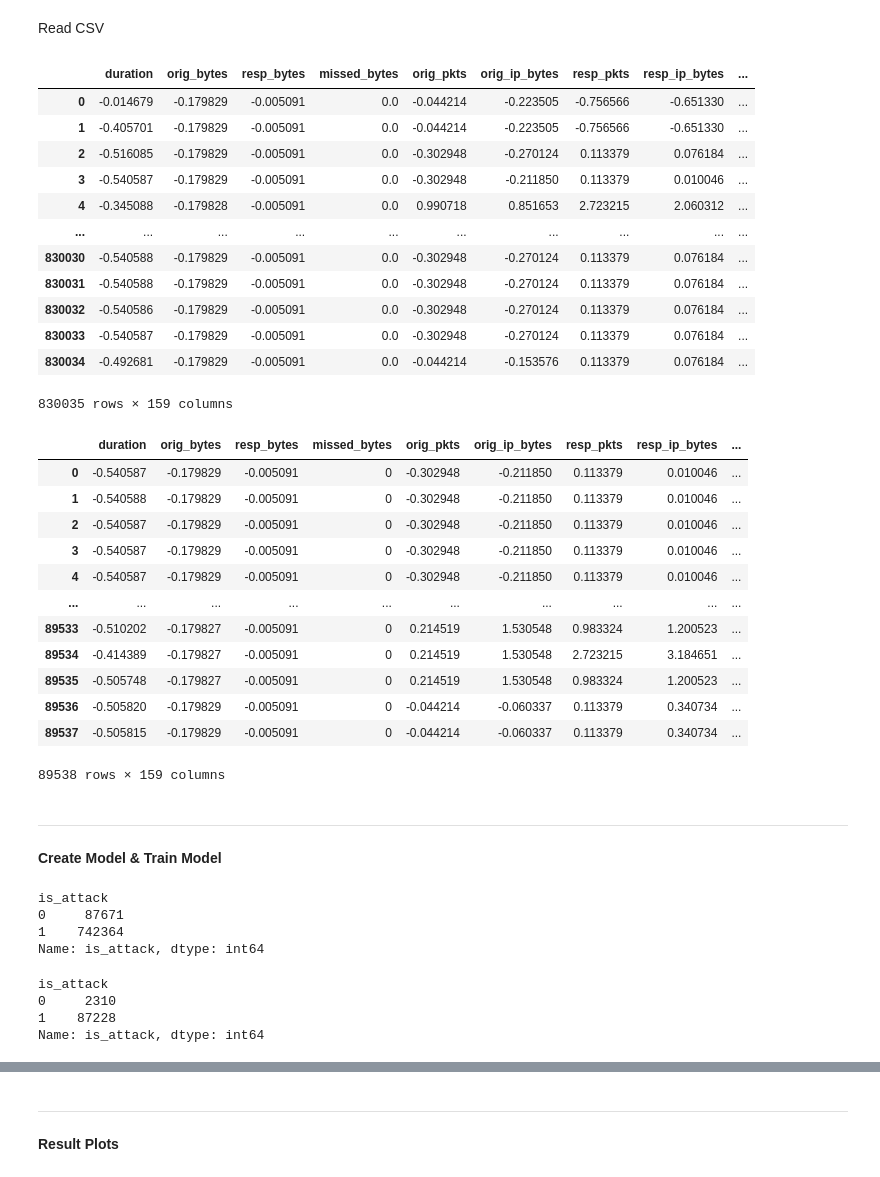
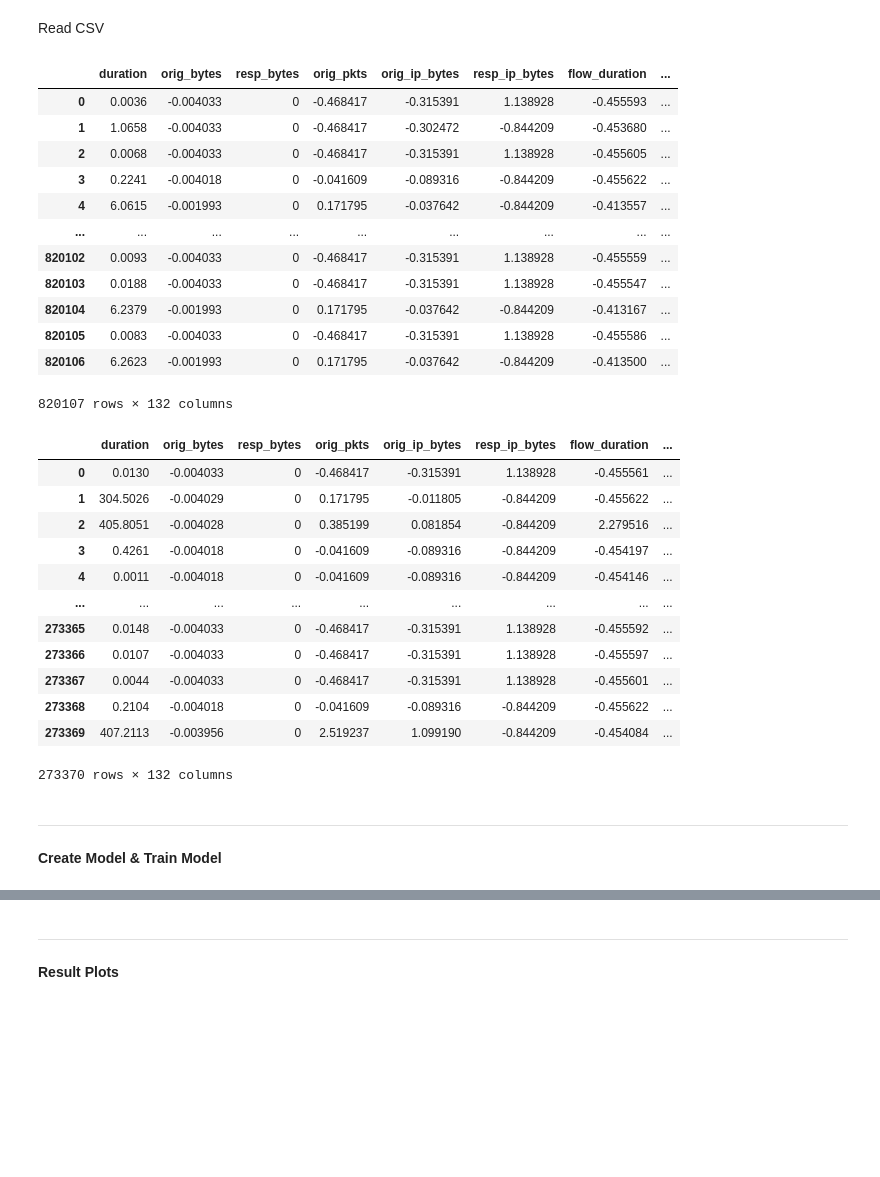
Before and after one commit to ivoafonsobispo/IoMT-AI-IDS, a Jupyter notebook: Machine Learning/IP-Based/Flows/Binary/DNN/IoMT_23_Results_Binary.ipynb, the cells around one changed output, grey strips where cells are left out. Cells and saved outputs as stored; diff of their text form; code cells hidden in the pictures; blank space fills up the shorter version.

```diff
--- a/Machine Learning/IP-Based/Flows/Binary/DNN/IoMT_23_Results_Binary.ipynb
+++ b/Machine Learning/IP-Based/Flows/Binary/DNN/IoMT_23_Results_Binary.ipynb
@@ -39,59 +39,43 @@ pd.set_option('display.max_columns', None)
 # %% [markdown]
 Read CSV
 # %%
-df_train = pd.read_csv("../../../../../../Datasets/Flows/iomt_flows_train.csv")
+df_train = pd.read_csv("../../../../../Datasets/Flows/train.csv")
 display(df_train)
 # %% [output]
-|  | duration | orig_bytes | resp_bytes | missed_bytes | orig_pkts | orig_ip_bytes | resp_pkts | resp_ip_bytes | ... |
-| 0 | -0.014679 | -0.179829 | -0.005091 | 0.0 | -0.044214 | -0.223505 | -0.756566 | -0.651330 | ... |
-| 1 | -0.405701 | -0.179829 | -0.005091 | 0.0 | -0.044214 | -0.223505 | -0.756566 | -0.651330 | ... |
-| 2 | -0.516085 | -0.179829 | -0.005091 | 0.0 | -0.302948 | -0.270124 | 0.113379 | 0.076184 | ... |
-| 3 | -0.540587 | -0.179829 | -0.005091 | 0.0 | -0.302948 | -0.211850 | 0.113379 | 0.010046 | ... |
-| 4 | -0.345088 | -0.179828 | -0.005091 | 0.0 | 0.990718 | 0.851653 | 2.723215 | 2.060312 | ... |
-| ... | ... | ... | ... | ... | ... | ... | ... | ... | ... |
-| 830030 | -0.540588 | -0.179829 | -0.005091 | 0.0 | -0.302948 | -0.270124 | 0.113379 | 0.076184 | ... |
-| 830031 | -0.540588 | -0.179829 | -0.005091 | 0.0 | -0.302948 | -0.270124 | 0.113379 | 0.076184 | ... |
-| 830032 | -0.540586 | -0.179829 | -0.005091 | 0.0 | -0.302948 | -0.270124 | 0.113379 | 0.076184 | ... |
-| 830033 | -0.540587 | -0.179829 | -0.005091 | 0.0 | -0.302948 | -0.270124 | 0.113379 | 0.076184 | ... |
-| 830034 | -0.492681 | -0.179829 | -0.005091 | 0.0 | -0.044214 | -0.153576 | 0.113379 | 0.076184 | ... |
+|  | duration | orig_bytes | resp_bytes | orig_pkts | orig_ip_bytes | resp_ip_bytes | flow_duration | ... |
+| 0 | 0.0036 | -0.004033 | 0 | -0.468417 | -0.315391 | 1.138928 | -0.455593 | ... |
+| 1 | 1.0658 | -0.004033 | 0 | -0.468417 | -0.302472 | -0.844209 | -0.453680 | ... |
+| 2 | 0.0068 | -0.004033 | 0 | -0.468417 | -0.315391 | 1.138928 | -0.455605 | ... |
+| 3 | 0.2241 | -0.004018 | 0 | -0.041609 | -0.089316 | -0.844209 | -0.455622 | ... |
+| 4 | 6.0615 | -0.001993 | 0 | 0.171795 | -0.037642 | -0.844209 | -0.413557 | ... |
+| ... | ... | ... | ... | ... | ... | ... | ... | ... |
+| 820102 | 0.0093 | -0.004033 | 0 | -0.468417 | -0.315391 | 1.138928 | -0.455559 | ... |
+| 820103 | 0.0188 | -0.004033 | 0 | -0.468417 | -0.315391 | 1.138928 | -0.455547 | ... |
+| 820104 | 6.2379 | -0.001993 | 0 | 0.171795 | -0.037642 | -0.844209 | -0.413167 | ... |
+| 820105 | 0.0083 | -0.004033 | 0 | -0.468417 | -0.315391 | 1.138928 | -0.455586 | ... |
+| 820106 | 6.2623 | -0.001993 | 0 | 0.171795 | -0.037642 | -0.844209 | -0.413500 | ... |
-830035 rows × 159 columns
+820107 rows × 132 columns
 # %%
-df_test = pd.read_csv("../../../../../../Datasets/Flows/iomt_flows_test.csv")
+df_test = pd.read_csv("../../../../../Datasets/Flows/test.csv")
 display(df_test)
 # %% [output]
-|  | duration | orig_bytes | resp_bytes | missed_bytes | orig_pkts | orig_ip_bytes | resp_pkts | resp_ip_bytes | ... |
-| 0 | -0.540587 | -0.179829 | -0.005091 | 0 | -0.302948 | -0.211850 | 0.113379 | 0.010046 | ... |
-| 1 | -0.540588 | -0.179829 | -0.005091 | 0 | -0.302948 | -0.211850 | 0.113379 | 0.010046 | ... |
-| 2 | -0.540587 | -0.179829 | -0.005091 | 0 | -0.302948 | -0.211850 | 0.113379 | 0.010046 | ... |
-| 3 | -0.540587 | -0.179829 | -0.005091 | 0 | -0.302948 | -0.211850 | 0.113379 | 0.010046 | ... |
-| 4 | -0.540587 | -0.179829 | -0.005091 | 0 | -0.302948 | -0.211850 | 0.113379 | 0.010046 | ... |
-| ... | ... | ... | ... | ... | ... | ... | ... | ... | ... |
-| 89533 | -0.510202 | -0.179827 | -0.005091 | 0 | 0.214519 | 1.530548 | 0.983324 | 1.200523 | ... |
-| 89534 | -0.414389 | -0.179827 | -0.005091 | 0 | 0.214519 | 1.530548 | 2.723215 | 3.184651 | ... |
-| 89535 | -0.505748 | -0.179827 | -0.005091 | 0 | 0.214519 | 1.530548 | 0.983324 | 1.200523 | ... |
-| 89536 | -0.505820 | -0.179829 | -0.005091 | 0 | -0.044214 | -0.060337 | 0.113379 | 0.340734 | ... |
-| 89537 | -0.505815 | -0.179829 | -0.005091 | 0 | -0.044214 | -0.060337 | 0.113379 | 0.340734 | ... |
+|  | duration | orig_bytes | resp_bytes | orig_pkts | orig_ip_bytes | resp_ip_bytes | flow_duration | ... |
+| 0 | 0.0130 | -0.004033 | 0 | -0.468417 | -0.315391 | 1.138928 | -0.455561 | ... |
+| 1 | 304.5026 | -0.004029 | 0 | 0.171795 | -0.011805 | -0.844209 | -0.455622 | ... |
+| 2 | 405.8051 | -0.004028 | 0 | 0.385199 | 0.081854 | -0.844209 | 2.279516 | ... |
+| 3 | 0.4261 | -0.004018 | 0 | -0.041609 | -0.089316 | -0.844209 | -0.454197 | ... |
+| 4 | 0.0011 | -0.004018 | 0 | -0.041609 | -0.089316 | -0.844209 | -0.454146 | ... |
+| ... | ... | ... | ... | ... | ... | ... | ... | ... |
+| 273365 | 0.0148 | -0.004033 | 0 | -0.468417 | -0.315391 | 1.138928 | -0.455592 | ... |
+| 273366 | 0.0107 | -0.004033 | 0 | -0.468417 | -0.315391 | 1.138928 | -0.455597 | ... |
+| 273367 | 0.0044 | -0.004033 | 0 | -0.468417 | -0.315391 | 1.138928 | -0.455601 | ... |
+| 273368 | 0.2104 | -0.004018 | 0 | -0.041609 | -0.089316 | -0.844209 | -0.455622 | ... |
+| 273369 | 407.2113 | -0.003956 | 0 | 2.519237 | 1.099190 | -0.844209 | -0.454084 | ... |
-89538 rows × 159 columns
+273370 rows × 132 columns
 # %% [markdown]
 ---------------------------------------
 
 **Create Model & Train Model**
-# %%
-df_train['is_attack'] = df_train['type'].apply(lambda x: 0 if x == "normal" else 1)
-df_train.groupby('is_attack')['is_attack'].count()
-# %% [output]
-is_attack
-0     87671
-1    742364
-Name: is_attack, dtype: int64
-# %%
-df_test['is_attack'] = df_test['type'].apply(lambda x: 0 if x == "normal" else 1)
-df_test.groupby('is_attack')['is_attack'].count()
-# %% [output]
-is_attack
-0     2310
-1    87228
-Name: is_attack, dtype: int64
 # %%
 df_train = df_train.drop('traffic', axis=1)
 df_test = df_test.drop('traffic', axis=1)
```
Also changed, not shown: parts of 11 cells of this notebook.
